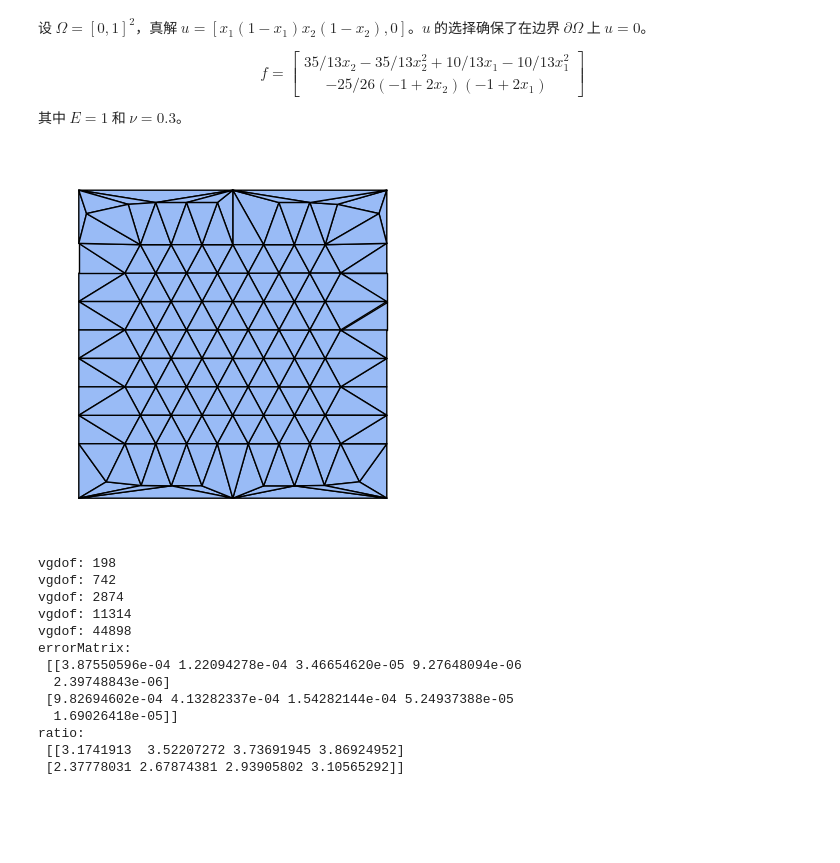
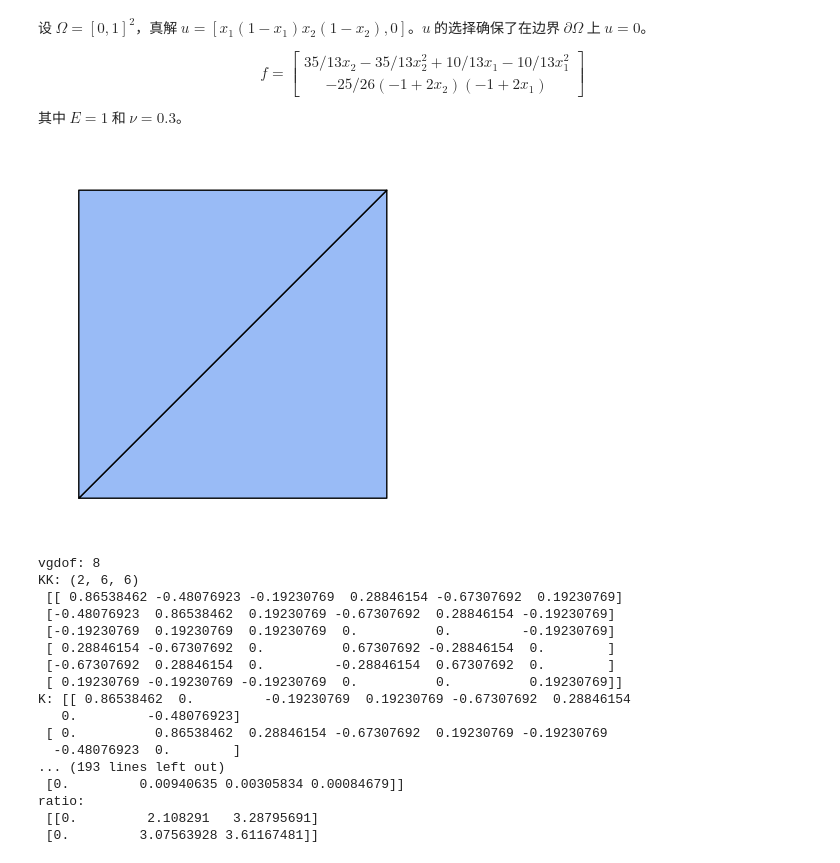
Before and after one commit to brighthe/hlthesis, a Jupyter notebook: linear_elastic/exp_2d_tri_error_doc.ipynb, the cells around one changed output. Saved outputs shown, nothing was run; the diff lists cells and outputs as text; code cells hidden in the pictures; blank space fills up the shorter version.

```diff
--- a/linear_elastic/exp_2d_tri_error_doc.ipynb
+++ b/linear_elastic/exp_2d_tri_error_doc.ipynb
@@ -10,36 +10,38 @@ $$f =
 # %%
 from scipy.sparse.linalg import spsolve
 from scipy.sparse import spdiags
 
 import numpy as np
 
 from fealpy.functionspace import LagrangeFESpace as Space
 from fealpy.fem import LinearElasticityOperatorIntegrator
 from fealpy.fem import BilinearForm
 from fealpy.fem import VectorSourceIntegrator
 from fealpy.fem import LinearForm
+from fealpy.mesh import TriangleMesh
 
 from linear_elasticity_model2d import BoxDomainData2d
 
 pde = BoxDomainData2d()
 mu = pde.mu
 lambda_ = pde.lam
-mesh = pde.init_mesh(h=0.5)
+# mesh = pde.init_mesh(h=0.5)
 # mesh = pde.triangle_mesh()
+mesh = TriangleMesh.from_box(box=[0, 1, 0, 1], nx=1, ny=1)
 
 import matplotlib.pyplot as plt
 fig = plt.figure()
 axes = fig.gca()
 mesh.add_plot(axes)
 plt.show()
 # %% [output]
-[figure, old version]
+[figure, new version]
 # %%
 p = 1
 GD = 2
 doforder = 'vdims'
 
-maxit = 5
+maxit = 4
 errorType = ['$|| uh - u ||_{L_2}$',
              '$|| uh - u ||_{L_\infty}$']
 errorMatrix = np.zeros((2, maxit), dtype=np.float64)
@@ -57,24 +59,29 @@ for i in range(maxit):
     NDof[i] = vspace[0].number_of_global_dofs()
 
     integrator1 = LinearElasticityOperatorIntegrator(
-                lam=lambda_, mu=mu, q=p+5
+                lam=lambda_, mu=mu, q=3
                                                     )
     bform = BilinearForm(vspace)
     bform.add_domain_integrator(integrator1)
     KK = integrator1.assembly_cell_matrix(space=vspace)
+    print("KK:", KK.shape, "\n", KK[0])
     K = bform.assembly()
+    print("K:", K.shape, "\n", K.toarray())
 
     integrator3 = VectorSourceIntegrator(f=pde.source, q=p+5)
     lform = LinearForm(vspace)
     lform.add_domain_integrator(integrator3)
     FK = integrator3.assembly_cell_vector(space = vspace)
+    print("FK:", FK.shape, "\n", FK[0])
     F = lform.assembly()
+    print("F:", F.shape, "\n", F)
 
     dflag = vspace[0].boundary_interpolate(
         gD=pde.dirichlet, uh=uh,
         threshold=pde.is_dirichlet_boundary)
     ipoints = vspace[0].interpolation_points()
     uh[dflag] = pde.dirichlet(ipoints[dflag])
+    # print("uh:", uh)
 
     F -= K@uh.flat
     F[dflag.flat] = uh.ravel()[dflag.flat]
@@ -99,19 +106,23 @@ for i in range(maxit):
 print("errorMatrix:\n", errorMatrix)
 print("ratio:\n", errorMatrix[:, 0:-1]/errorMatrix[:, 1:])
 # %% [output]
-vgdof: 198
-vgdof: 742
-vgdof: 2874
-vgdof: 11314
-vgdof: 44898
-errorMatrix:
- [[3.87550596e-04 1.22094278e-04 3.46654620e-05 9.27648094e-06
-  2.39748843e-06]
- [9.82694602e-04 4.13282337e-04 1.54282144e-04 5.24937388e-05
-  1.69026418e-05]]
+vgdof: 8
+KK: (2, 6, 6)
+ [[ 0.86538462 -0.48076923 -0.19230769  0.28846154 -0.67307692  0.19230769]
+ [-0.48076923  0.86538462  0.19230769 -0.67307692  0.28846154 -0.19230769]
+ [-0.19230769  0.19230769  0.19230769  0.          0.         -0.19230769]
+ [ 0.28846154 -0.67307692  0.          0.67307692 -0.28846154  0.        ]
+ [-0.67307692  0.28846154  0.         -0.28846154  0.67307692  0.        ]
+ [ 0.19230769 -0.19230769 -0.19230769  0.          0.          0.19230769]]
+K: [[ 0.86538462  0.         -0.19230769  0.19230769 -0.67307692  0.28846154
+   0.         -0.48076923]
+ [ 0.          0.86538462  0.28846154 -0.67307692  0.19230769 -0.19230769
+  -0.48076923  0.        ]
+... (193 lines left out)
+ [0.         0.00940635 0.00305834 0.00084679]]
 ratio:
- [[3.1741913  3.52207272 3.73691945 3.86924952]
- [2.37778031 2.67874381 2.93905802 3.10565292]]
+ [[0.         2.108291   3.28795691]
+ [0.         3.07563928 3.61167481]]
 # %%
 from fealpy.tools.show import showmultirate
 import matplotlib.pyplot as plt
```
Also changed, not shown: parts of 2 cells of this notebook, 47 other files.
